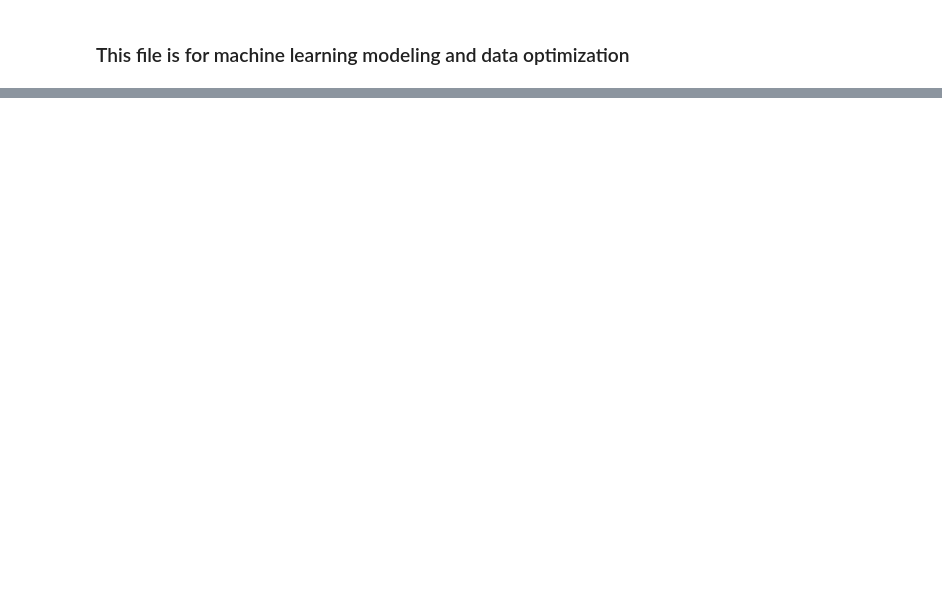
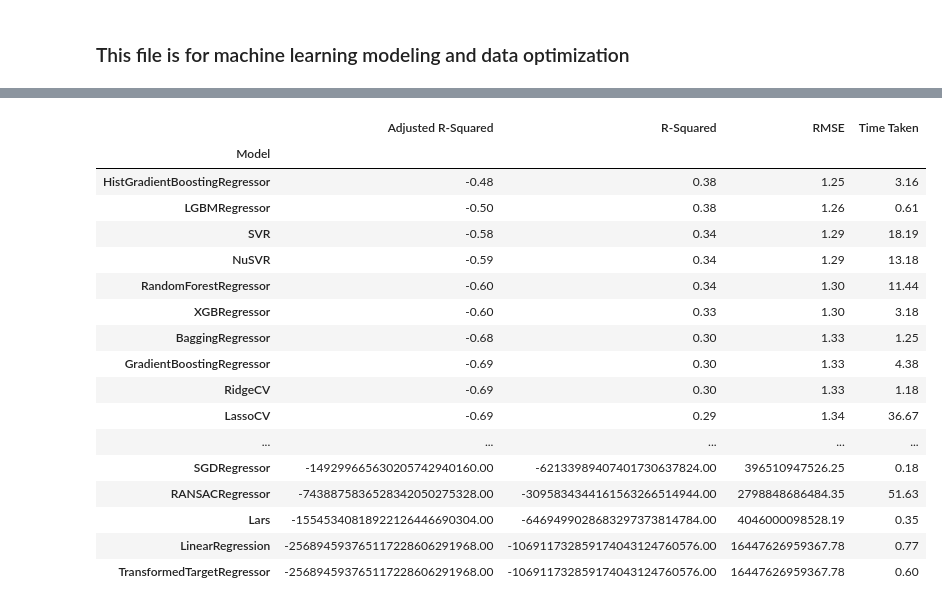
Before and after one commit to Curtis-Wu/Computational-Drug-Discovery-Webapp, a Jupyter notebook: models/acetylcholinesterase/test.ipynb, the cells around one changed output, grey strips where cells are left out. Cells and saved outputs as stored; diff of their text form; code cells hidden in the pictures; blank space fills up the shorter version.

```diff
--- a/models/acetylcholinesterase/test.ipynb
+++ b/models/acetylcholinesterase/test.ipynb
@@ -70,0 +107,21 @@ ValueError: Found input variables with inconsistent numbers of samples: [7546, 7
+# %%
+models_test
+# %% [output]
+|  | Adjusted R-Squared | R-Squared | RMSE | Time Taken |
+| Model |  |  |  |  |
+| HistGradientBoostingRegressor | -0.48 | 0.38 | 1.25 | 3.16 |
+| LGBMRegressor | -0.50 | 0.38 | 1.26 | 0.61 |
+| SVR | -0.58 | 0.34 | 1.29 | 18.19 |
+| NuSVR | -0.59 | 0.34 | 1.29 | 13.18 |
+| RandomForestRegressor | -0.60 | 0.34 | 1.30 | 11.44 |
+| XGBRegressor | -0.60 | 0.33 | 1.30 | 3.18 |
+| BaggingRegressor | -0.68 | 0.30 | 1.33 | 1.25 |
+| GradientBoostingRegressor | -0.69 | 0.30 | 1.33 | 4.38 |
+| RidgeCV | -0.69 | 0.30 | 1.33 | 1.18 |
+| LassoCV | -0.69 | 0.29 | 1.34 | 36.67 |
+| ... | ... | ... | ... | ... |
+| SGDRegressor | -149299665630205742940160.00 | -62133989407401730637824.00 | 396510947526.25 | 0.18 |
+| RANSACRegressor | -7438875836528342050275328.00 | -3095834344161563266514944.00 | 2798848686484.35 | 51.63 |
+| Lars | -15545340818922126446690304.00 | -6469499028683297373814784.00 | 4046000098528.19 | 0.35 |
+| LinearRegression | -256894593765117228606291968.00 | -106911732859174043124760576.00 | 16447626959367.78 | 0.77 |
+| TransformedTargetRegressor | -256894593765117228606291968.00 | -106911732859174043124760576.00 | 16447626959367.78 | 0.60 |
```
Also changed, not shown: parts of 10 cells of this notebook, 4 other files.
